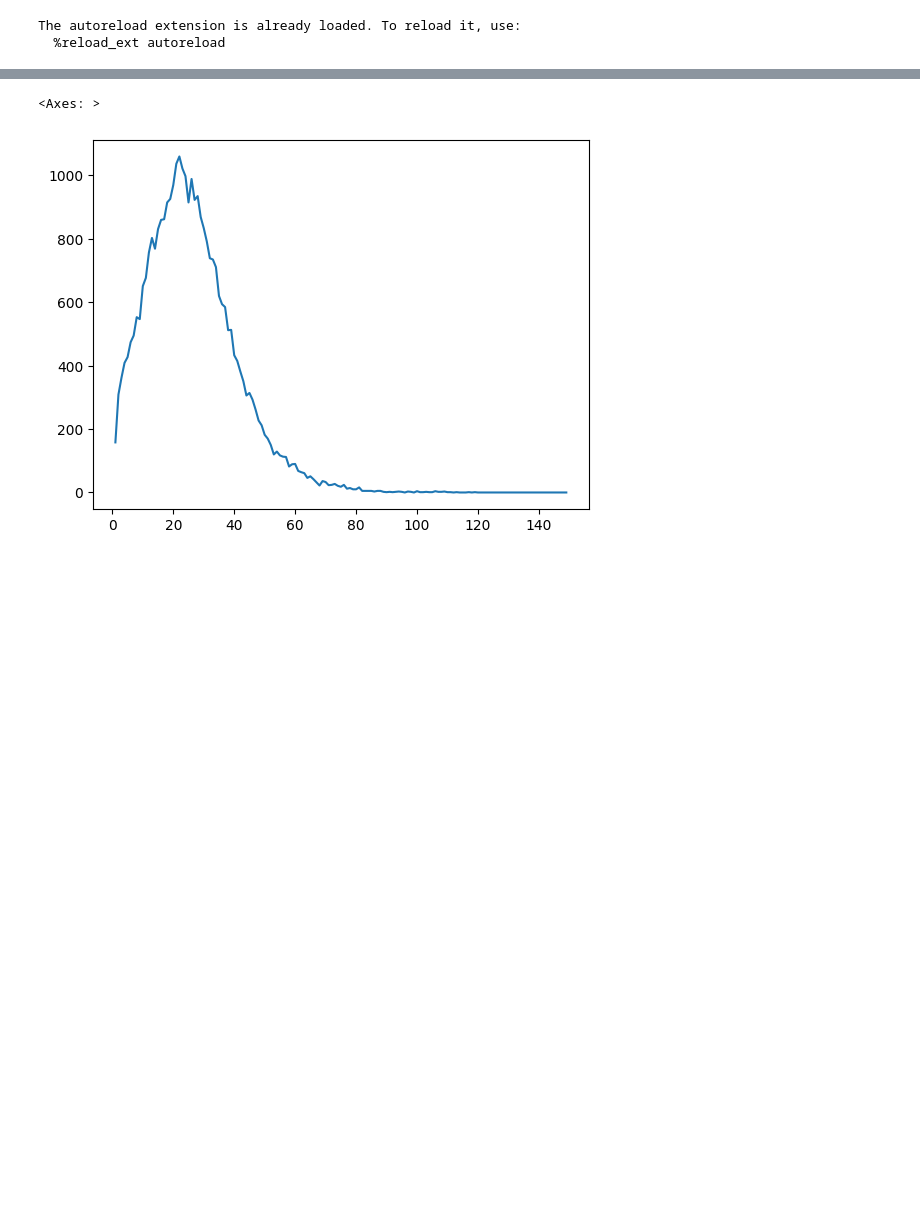
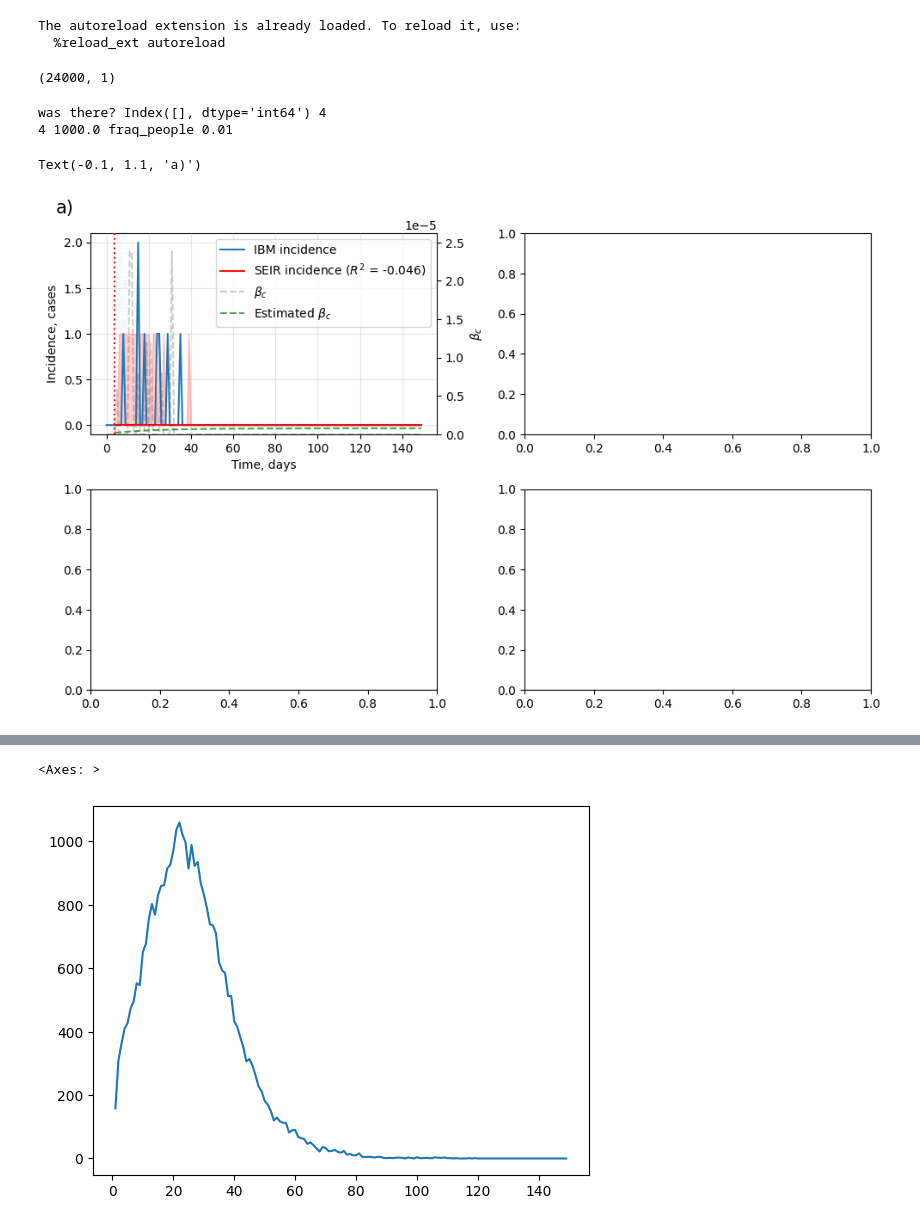
Before and after one commit to Mpkosh/network_hybrid_33, a Jupyter notebook: apply_and_see-Copy1.ipynb, the cells around one changed output, grey strips where cells are left out. Saved outputs shown, nothing was run; the diff lists cells and outputs as text; code cells hidden in the pictures; blank space fills up the shorter version.

```diff
--- a/apply_and_see-Copy1.ipynb
+++ b/apply_and_see-Copy1.ipynb
@@ -25,3 +25,55 @@ warnings.filterwarnings(action='ignore')
 # %% [output]
 The autoreload extension is already loaded. To reload it, use:
   %reload_ext autoreload
+# %%
+types_start_day = ['fraq_people']#, 'roll_var', 'roll_var_seq']
+
+methods = ['last value','expanding mean last value',
+               'median beta',
+               #'regression (day)',
+               'regression beta', #'arimax',
+               'lstm'
+              ]
+
+new_labels = ['last_value', 'expanding_mean_last_value',
+
+            'median_beta', #'regression_day',
+            'regression_beta', #'arimax',
+                  'lstm_day_E_previous_I'
+                 ]
+seed_dirs="../new_ba_100000/"
+
+model_pathr = f'ba100k_regression_bt.joblib'
+model_pathl = f'ba100k_lstm_4_001_s10'
+
+sigma=0.3
+gamma=0.2
+perc_switch=0.01
+stoch=100
+# %%
+sw.shape
+# %% [output]
+(24000, 1)
+# %%
+seed_dirs="../long_sw_100000_fin/"
+#seed_dirs="../new_ba_100000/"
+sw = pd.read_csv('test_files.csv').values
+
+k = 40
+fig, ax = plt.subplots(2,2, figsize=(10, 6))
+ax = ax.flatten()
+
+plot_hyb.main_f(I_prediction_method='seir', count_stoch_line=100,
+                beta_prediction_method=methods[-2],
+                type_start_day=types_start_day[0],
+                seed_numbers=sw[::10][k:k+1], show_fig_flag=True,
+                seed_dirs=seed_dirs, sigma=sigma, gamma=gamma,
+                ax=[ax[0]], model_path=model_pathr,perc_switch=perc_switch,
+                is_filename=True,on_incidence=True,switch_on_incidence=False)
+ax[0].text(-0.1, 1.1, 'a)',
+           transform=ax[0].transAxes, size=15)
+# %% [output]
+was there? Index([], dtype='int64') 4
+4 1000.0 fraq_people 0.01
+Text(-0.1, 1.1, 'a)')
+[figure, added]
```
Also changed, not shown: parts of 8 cells of this notebook, 6 other files.
